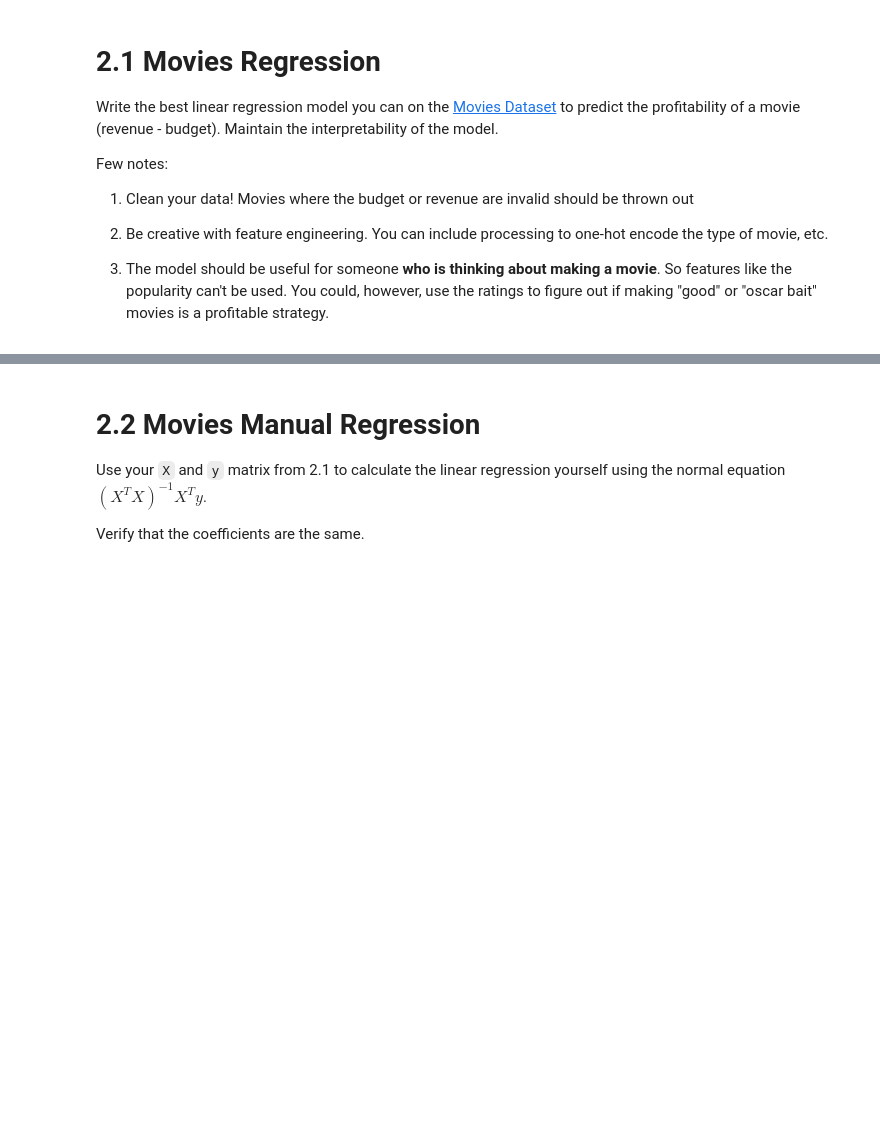
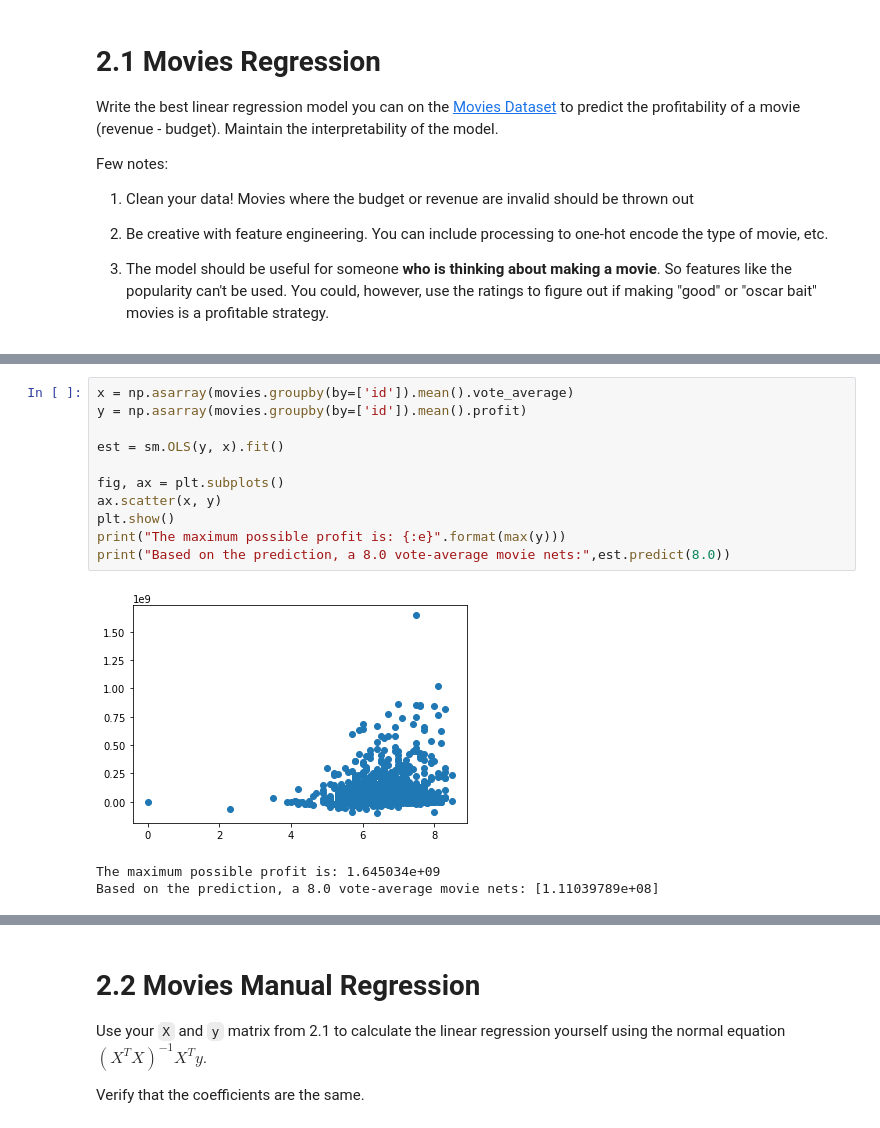
Before and after one commit to cb-ds-1/3-5-optimization, a Jupyter notebook: Workshop_ Maximum likelihood.ipynb, the cells around one changed output, grey strips where cells are left out. Saved outputs shown, nothing was run; the diff lists cells and outputs as text; blank space fills up the shorter version.

```diff
--- a/Workshop_ Maximum likelihood.ipynb
+++ b/Workshop_ Maximum likelihood.ipynb
@@ -47,0 +161,15 @@ Few notes:
+# %%
+x = np.asarray(movies.groupby(by=['id']).mean().vote_average)
+y = np.asarray(movies.groupby(by=['id']).mean().profit)
+
+est = sm.OLS(y, x).fit()
+
+fig, ax = plt.subplots()
+ax.scatter(x, y)
+plt.show()
+print("The maximum possible profit is: {:e}".format(max(y)))
+print("Based on the prediction, a 8.0 vote-average movie nets:",est.predict(8.0))
+# %% [output]
+[figure, added]
+The maximum possible profit is: 1.645034e+09
+Based on the prediction, a 8.0 vote-average movie nets: [1.11039789e+08]
```
Also changed, not shown: parts of 10 cells of this notebook.
